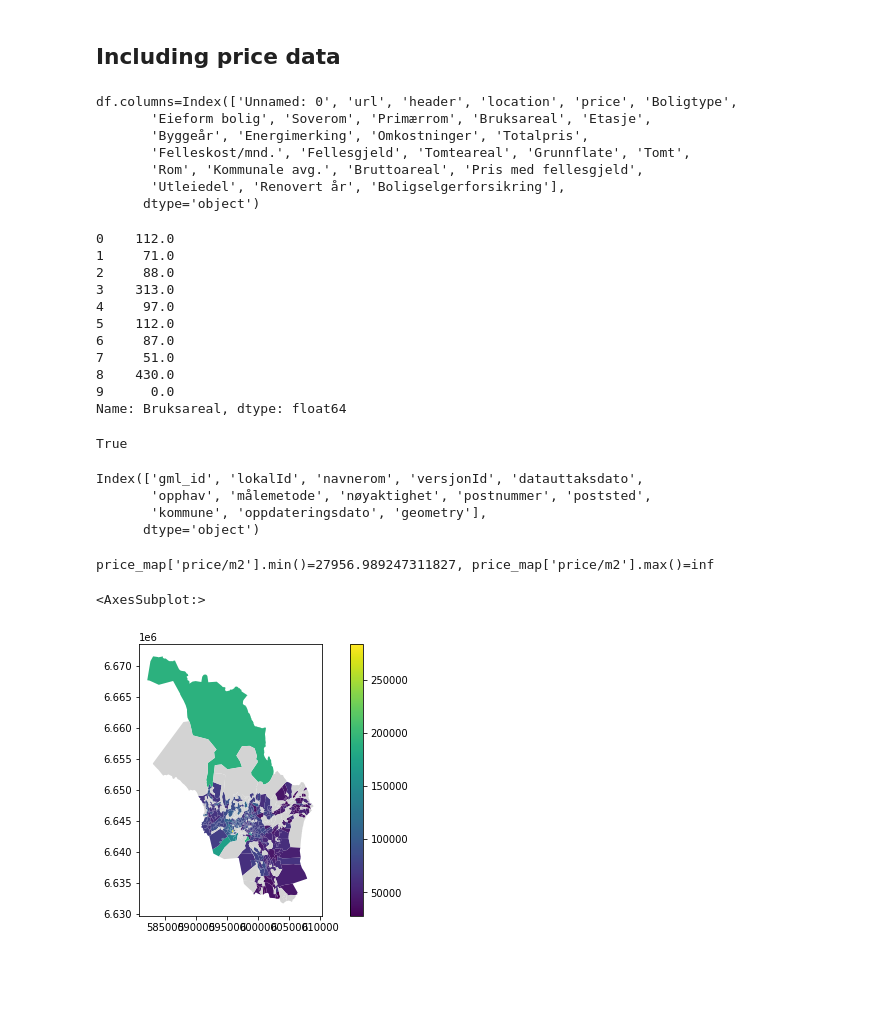
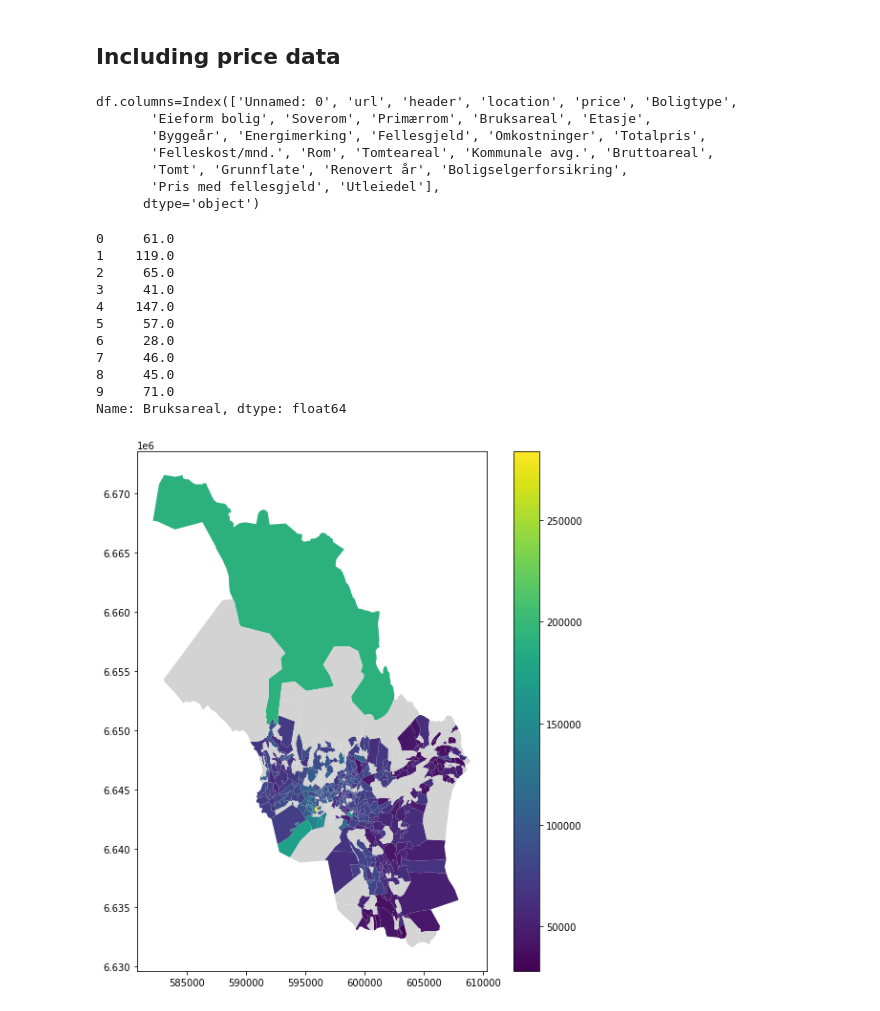
Before and after one commit to sander-skjulsvik/maps, a Jupyter notebook: Untitled.ipynb, the cells around one changed output. Cells and saved outputs as stored; diff of their text form; code cells hidden in the pictures; blank space fills up the shorter version.

```diff
--- a/Untitled.ipynb
+++ b/Untitled.ipynb
@@ -30,32 +33,36 @@ n_postal_codes = len(oslo)
 # %% [markdown]
 ## Including price data
 # %%
-df = pd.read_csv("/home/smart/Documents/webscraping/realestate.csv")
+# Reading Oslo realestate data from my github webscraping repo.
+df = pd.read_csv("https://raw.githubusercontent.com/MadBorg/webscraping/master/realestate.csv")
+# Prints for a overview
 print(f"{df.columns=}")
+
 df["Bruksareal"][0:10]
 # %% [output]
 df.columns=Index(['Unnamed: 0', 'url', 'header', 'location', 'price', 'Boligtype',
        'Eieform bolig', 'Soverom', 'Primærrom', 'Bruksareal', 'Etasje',
-       'Byggeår', 'Energimerking', 'Omkostninger', 'Totalpris',
-       'Felleskost/mnd.', 'Fellesgjeld', 'Tomteareal', 'Grunnflate', 'Tomt',
-       'Rom', 'Kommunale avg.', 'Bruttoareal', 'Pris med fellesgjeld',
-       'Utleiedel', 'Renovert år', 'Boligselgerforsikring'],
+       'Byggeår', 'Energimerking', 'Fellesgjeld', 'Omkostninger', 'Totalpris',
+       'Felleskost/mnd.', 'Rom', 'Tomteareal', 'Kommunale avg.', 'Bruttoareal',
+       'Tomt', 'Grunnflate', 'Renovert år', 'Boligselgerforsikring',
+       'Pris med fellesgjeld', 'Utleiedel'],
       dtype='object')
-0    112.0
-1     71.0
-2     88.0
-3    313.0
-4     97.0
-5    112.0
-6     87.0
-7     51.0
-8    430.0
-9      0.0
+0     61.0
+1    119.0
+2     65.0
+3     41.0
+4    147.0
+5     57.0
+6     28.0
+7     46.0
+8     45.0
+9     71.0
 Name: Bruksareal, dtype: float64
 # %%
+# Regxp pattern for extracting postalcodes from addresses
 POSTAL_CODE_PATTERN = re.compile(r", [0-9]{4}")
 
-def extract_postal_code(s) -> int:
+def extract_postal_code(s: str) -> int:
     """
     Extracting postalcode from string
     """
@@ -69,14 +76,4 @@ def extract_postal_code(s) -> int:
             print(f"{s=}, {e=}")
 
     return None
-
-def calculate_price_pr_m2(row) -> int:
-    """
-    Calculate price pr.m**2 from df row
-    """
-    if ("price" in row) and ("Bruksareal" in row):
-        return row["price"] / util.extract_int(row['Bruksareal'][:-1])
-
-    else:
-        return None
 # %%
@@ -83,36 +81,24 @@ def calculate_price_pr_m2(row) -> int:
 df["price/m2"] = df["price"]/df["Bruksareal"]
 df["postnummer"] = df["location"].apply(extract_postal_code)
 # %%
-postal_codes_df = pd.DataFrame()
+# Map reduce to get the mean price for each postal code. Then replacing inf with nan
 postal_codes_df = df[["postnummer", "price/m2"]].groupby('postnummer').mean().replace([np.inf, -np.inf], np.nan)
-# %%
-np.inf in set(postal_codes_df["price/m2"]
-# %% [output]
-True
-# %%
-oslo.columns
-# %% [output]
-Index(['gml_id', 'lokalId', 'navnerom', 'versjonId', 'datauttaksdato',
-       'opphav', 'målemetode', 'nøyaktighet', 'postnummer', 'poststed',
-       'kommune', 'oppdateringsdato', 'geometry'],
-      dtype='object')
 # %%
+# Joinging with the oslo map, to add the prices
 price_map = oslo.join(postal_codes_df, on="postnummer")
-print(f"{price_map['price/m2'].min()=}, {price_map['price/m2'].max()=}")
+#print(f"{price_map['price/m2'].min()=}, {price_map['price/m2'].max()=}")
-# %% [output]
-price_map['price/m2'].min()=27956.989247311827, price_map['price/m2'].max()=inf
 # %%
 # Cleaning
 price_map = price_map.replace([np.inf, -np.inf], np.nan)
 # %%
 
 
-price_map.plot(column="price/m2", legend=True, missing_kwds={
+f = price_map.plot(column="price/m2", legend=True, missing_kwds={
             "color": "lightgrey",
             "label": "Missing values",
         },
-        figsize=(10, 5)
+        figsize=(10, 10)
 )
+f.figure.savefig("pic.svg")
 # %% [output]
-<AxesSubplot:>
-[figure, old version]
+[figure, new version]
```
Also changed, not shown: parts of 7 cells of this notebook.
